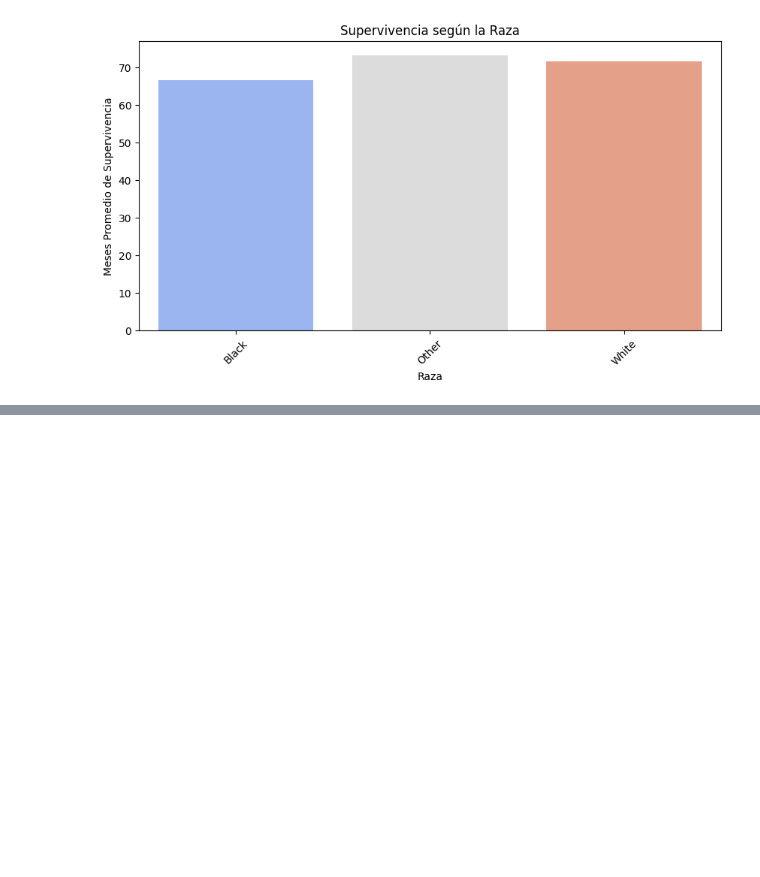
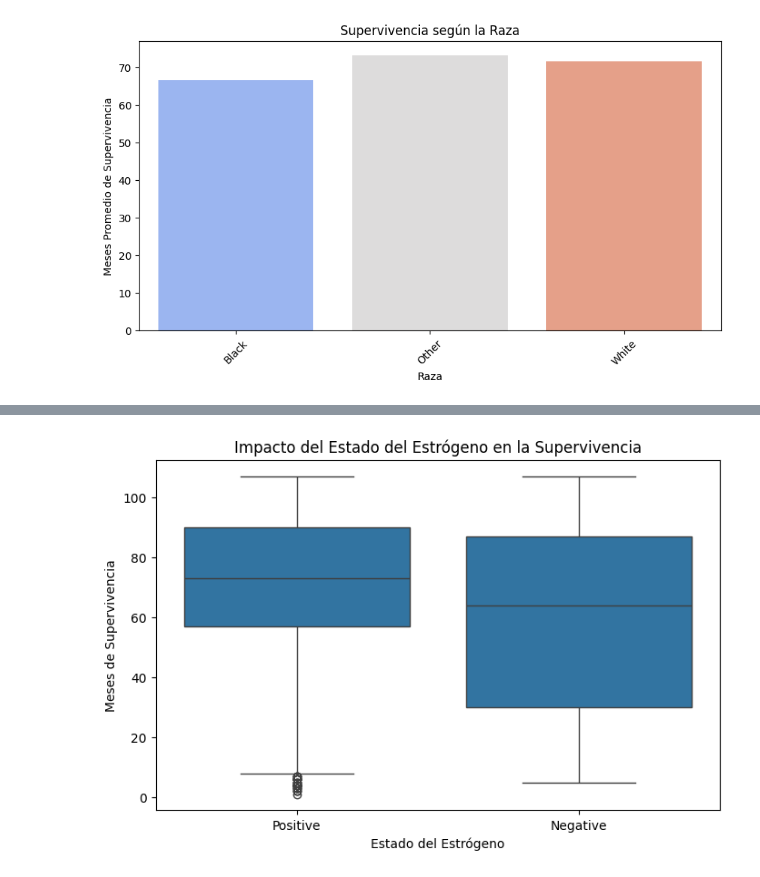
Before and after one commit to davidsc2024/cancer_dataset, a Jupyter notebook: breast_cancer.ipynb, the cells around one changed output, grey strips where cells are left out. Saved outputs shown, nothing was run; the diff lists cells and outputs as text; code cells hidden in the pictures; blank space fills up the shorter version.

```diff
--- a/breast_cancer.ipynb
+++ b/breast_cancer.ipynb
@@ -106,0 +133,14 @@ Passing `palette` without assigning `hue` is deprecated and will be removed in v
+# %%
+# Crear el gráfico
+plt.figure(figsize=(8, 5))
+sns.boxplot(x=df["Estrogen Status"], y=df["Survival Months"])
+
+# Etiquetas
+plt.xlabel("Estado del Estrógeno")
+plt.ylabel("Meses de Supervivencia")
+plt.title("Impacto del Estado del Estrógeno en la Supervivencia")
+
+# Mostrar el gráfico
+plt.show()
+# %% [output]
+[figure, added]
```
Also changed, not shown: parts of 5 cells of this notebook.
